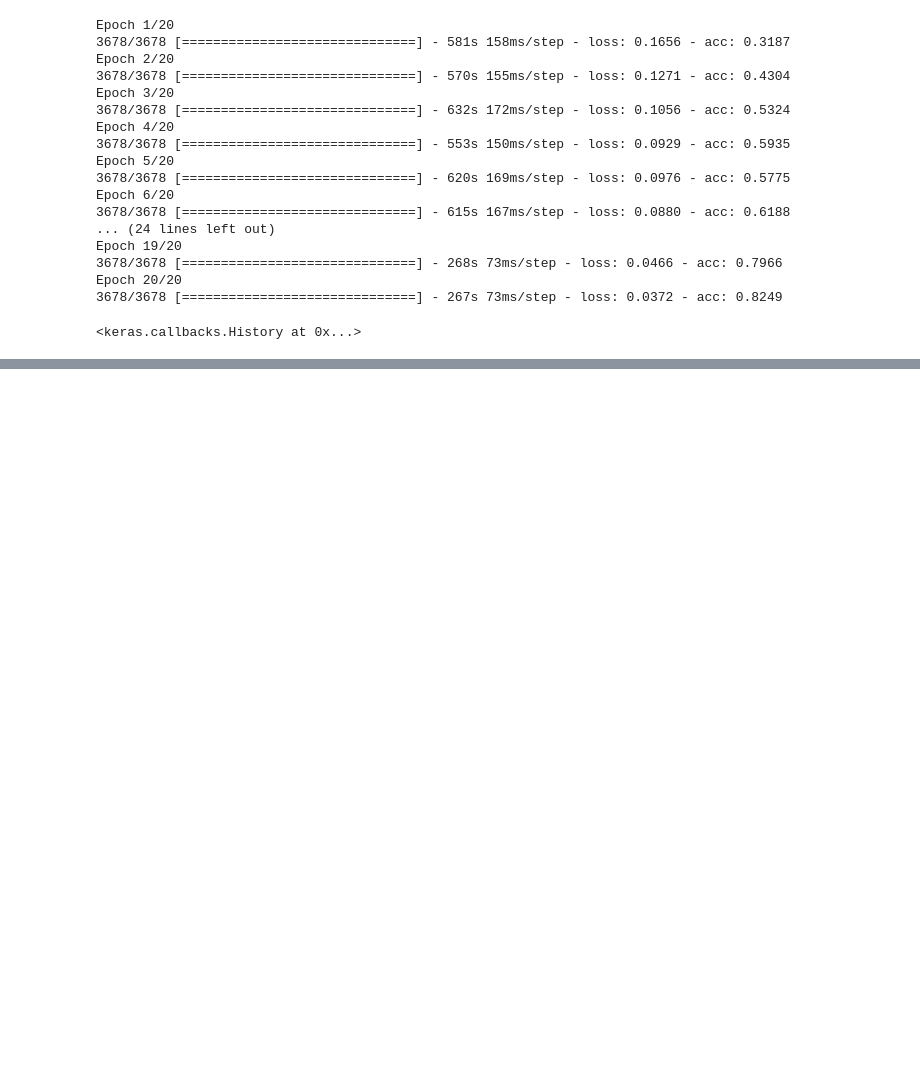
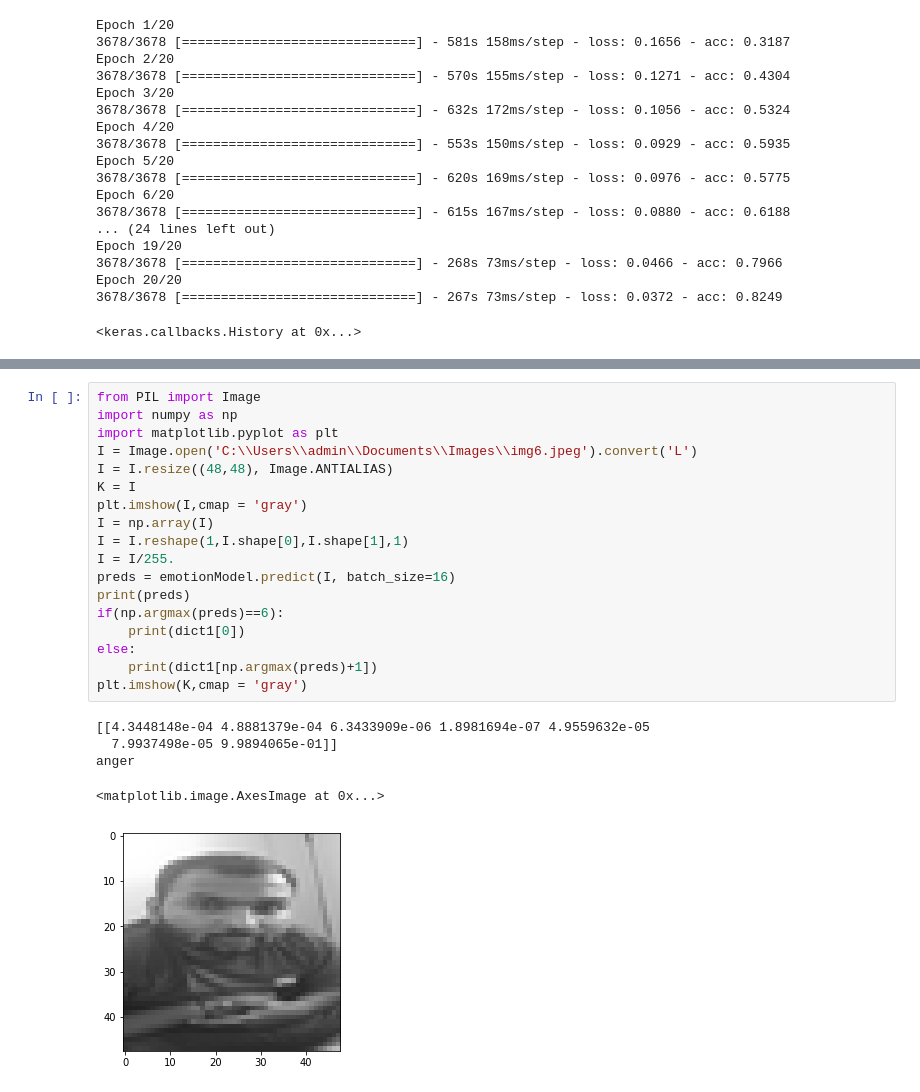
Before and after one commit to Madhusudhan441/Face-Emotion-Detection, a Jupyter notebook: EmotionDetection.ipynb, the cells around one changed output, grey strips where cells are left out. Drawn from its saved outputs; the diff is of its cells as text; blank space fills up the shorter version.

```diff
--- a/EmotionDetection.ipynb
+++ b/EmotionDetection.ipynb
@@ -130,0 +215,24 @@ Epoch 20/20
+# %%
+from PIL import Image
+import numpy as np
+import matplotlib.pyplot as plt
+I = Image.open('C:\\Users\\admin\\Documents\\Images\\img6.jpeg').convert('L')
+I = I.resize((48,48), Image.ANTIALIAS)
+K = I
+plt.imshow(I,cmap = 'gray')
+I = np.array(I)
+I = I.reshape(1,I.shape[0],I.shape[1],1)
+I = I/255.
+preds = emotionModel.predict(I, batch_size=16)
+print(preds)
+if(np.argmax(preds)==6):
+    print(dict1[0])
+else:
+    print(dict1[np.argmax(preds)+1])
+plt.imshow(K,cmap = 'gray')
+# %% [output]
+[[4.3448148e-04 4.8881379e-04 6.3433909e-06 1.8981694e-07 4.9559632e-05
+  7.9937498e-05 9.9894065e-01]]
+anger
+<matplotlib.image.AxesImage at 0x...>
+[figure, added]
```
Also changed, not shown: parts of 9 cells of this notebook.
